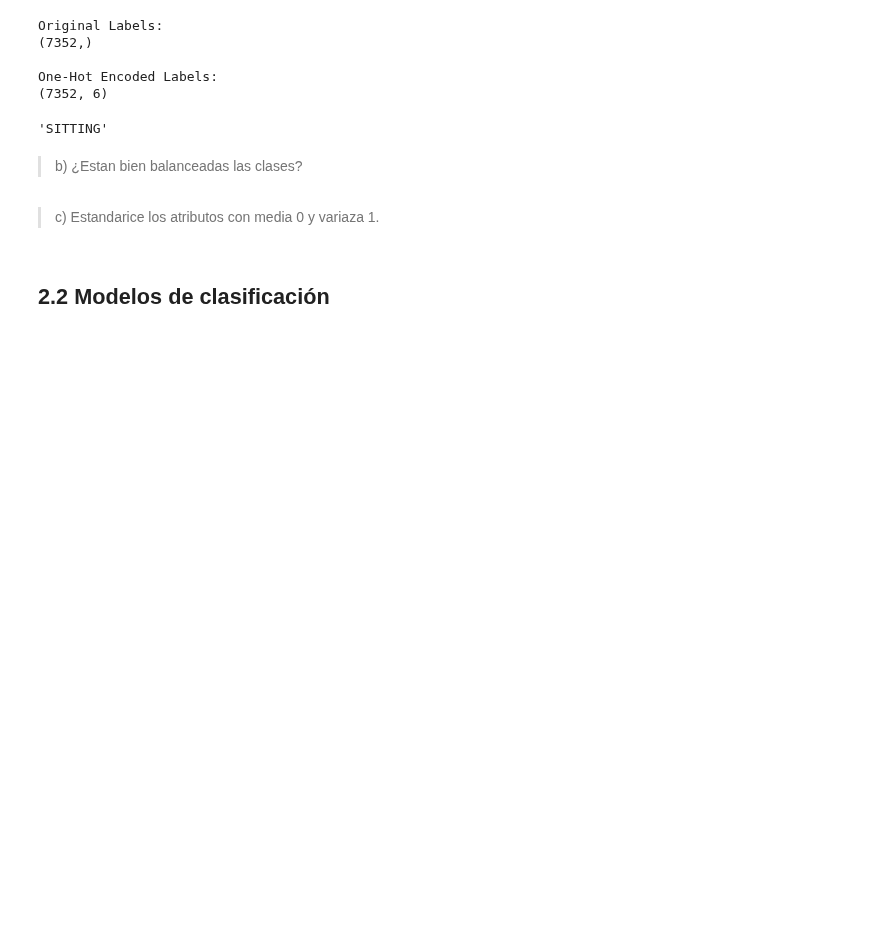
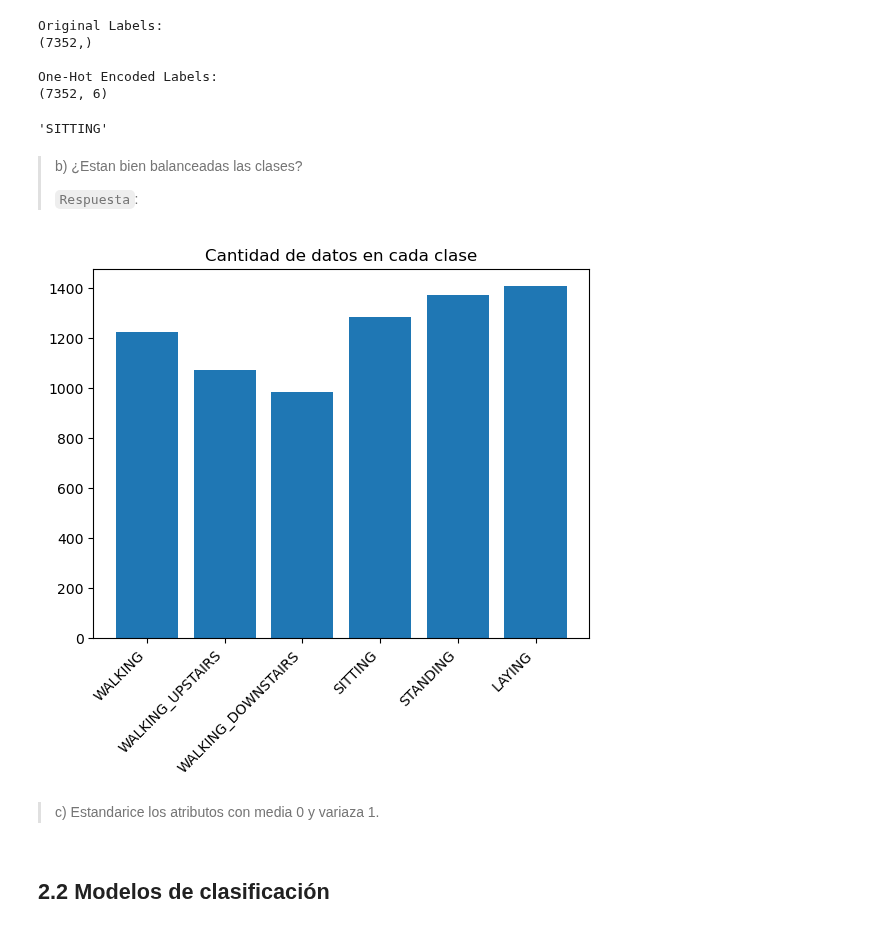
Before and after one commit to Diego-Astaburuaga/Tarea-2-IML, a Jupyter notebook: Entregable_Tarea_2.ipynb, the cells around one changed output. Saved outputs shown, nothing was run; the diff lists cells and outputs as text; code cells hidden in the pictures; blank space fills up the shorter version.

```diff
--- a/Entregable_Tarea_2.ipynb
+++ b/Entregable_Tarea_2.ipynb
@@ -1035,5 +1033,5 @@ print(x_test.shape)
 # %% [markdown]
 > d) Cargue las clases del conjunto de entrenamiento y pruebas en arreglos numpy.
 # %%
-y_train = np.loadtxt(url + 'UCI HAR Dataset/train/y_train.txt',  dtype=np.int32)
-y_test = np.loadtxt(url + 'UCI HAR Dataset/test/y_test.txt', dtype=np.int32)
+y_train = np.loadtxt(f'UCI HAR Dataset/train/y_train.txt',  dtype=np.int32)
+y_test = np.loadtxt(f'UCI HAR Dataset/test/y_test.txt', dtype=np.int32)
@@ -1071,7 +1088,7 @@ x_test = x_test.reshape((x_test.shape[0], x_test.shape[1] * x_test.shape[2]))
 
 > a)Transforme las clases a One Hot Encoder
 # %%
-onehot_encoder = preprocessing.OneHotEncoder(sparse_output=False)
+onehot_encoder = OneHotEncoder(sparse_output=False)
 
 y_train_OHE = onehot_encoder.fit_transform(y_train.reshape(len(y_train), 1))
 y_test_OHE = onehot_encoder.transform(y_test.reshape(len(y_test), 1))
@@ -1093,6 +1110,21 @@ LABELS[np.argmax(y_train_OHE[400])]
 'SITTING'
 # %% [markdown]
 > b) ¿Estan bien balanceadas las clases?
+>
+> `Respuesta`:
+# %%
+valores = np.sum(y_train_OHE, axis=0)
+indices = np.arange(len(valores))
+
+# Crear el gráfico de barras
+plt.bar(indices, valores)
+plt.xticks(indices, LABELS, rotation=45, ha='right')
+plt.title('Cantidad de datos en cada clase')
+
+# Mostrar el gráfico
+plt.show()
+# %% [output]
+[figure, added]
 # %% [markdown]
 > c) Estandarice los atributos con media 0 y variaza 1.
 # %%
```
Also changed, not shown: parts of 18 cells of this notebook.
